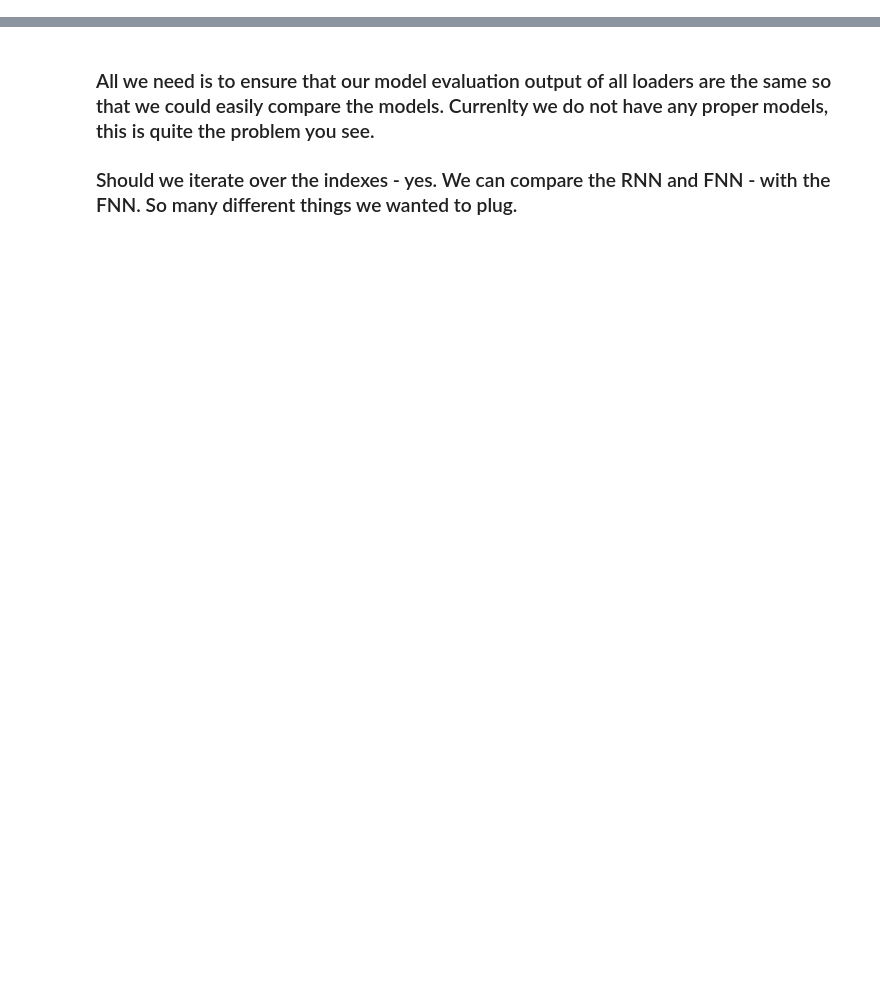
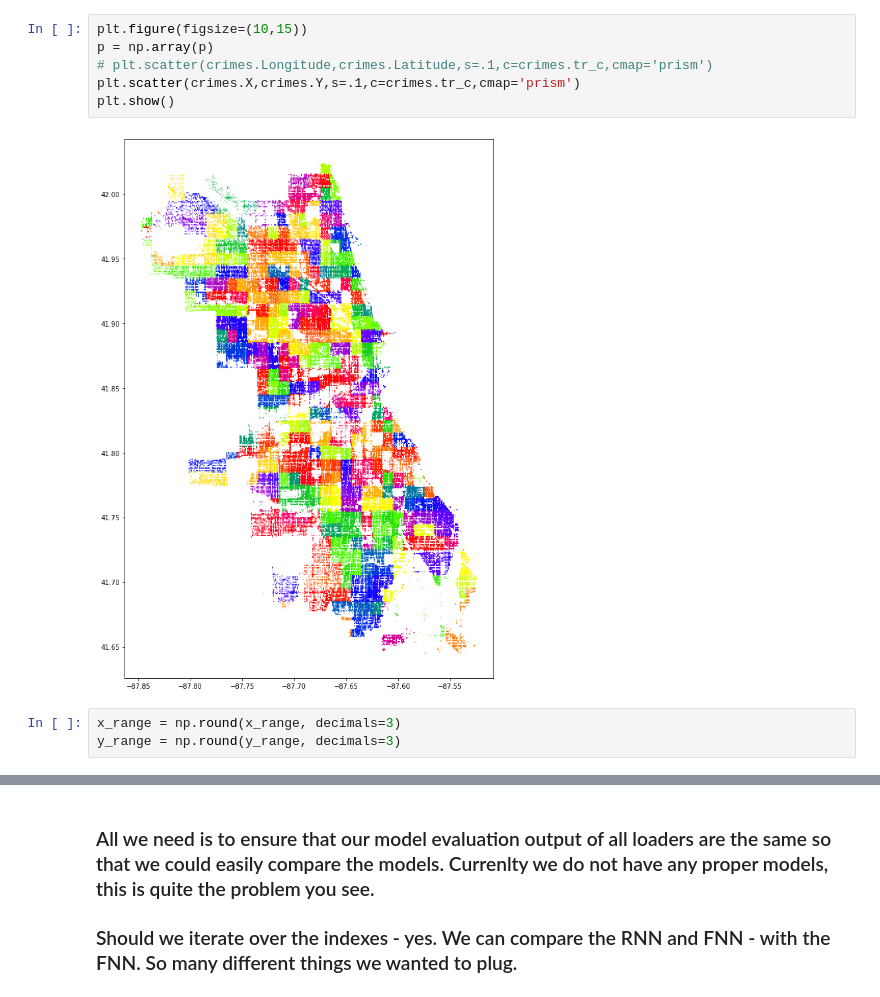
Before and after one commit to bernsblack/masters, a Jupyter notebook: notebook.ipynb, the cells around one changed output, grey strips where cells are left out. Saved outputs shown, nothing was run; the diff lists cells and outputs as text; blank space fills up the shorter version.

```diff
--- a/notebook.ipynb
+++ b/notebook.ipynb
@@ -0,0 +366,11 @@
+# %%
+plt.figure(figsize=(10,15))
+p = np.array(p)
+# plt.scatter(crimes.Longitude,crimes.Latitude,s=.1,c=crimes.tr_c,cmap='prism')
+plt.scatter(crimes.X,crimes.Y,s=.1,c=crimes.tr_c,cmap='prism')
+plt.show()
+# %% [output]
+[figure, added]
+# %%
+x_range = np.round(x_range, decimals=3)
+y_range = np.round(y_range, decimals=3)
```
Also changed, not shown: parts of 55 cells of this notebook, 6 other files.
